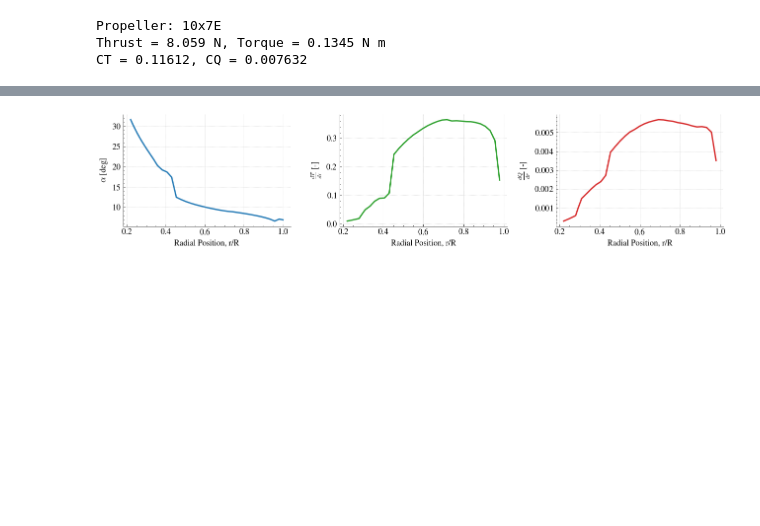
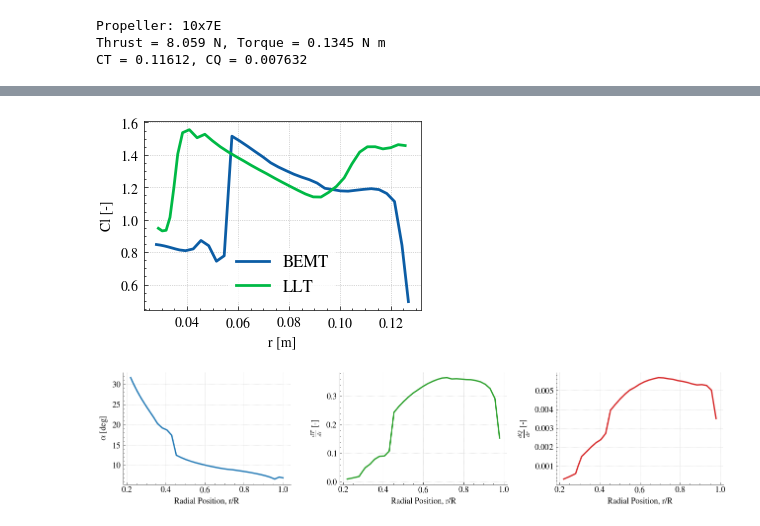
Before and after one commit to Frxljord/FastBEMT, a Jupyter notebook: Examples/BEMT.ipynb, the cells around one changed output, grey strips where cells are left out. Cells and saved outputs as stored; diff of their text form; code cells hidden in the pictures; blank space fills up the shorter version.

```diff
--- a/Examples/BEMT.ipynb
+++ b/Examples/BEMT.ipynb
@@ -42,3 +50,20 @@ sol = propeller.solution_data.copy()
+# %%
+plt.plot(sol['r'], sol['Cl'], label='BEMT', lw=2)
+
+# File path
+file_path = 'C:/Users/Davide Pusino/Desktop/FastLLT/SVEN-main/examples/10x7E/outputs/liftDistribution_case_.dat'
+data = np.loadtxt(file_path)
+
+plt.plot(data[:, 0], data[:, 1], label='LLT', lw=2)
+plt.ylabel('Cl [-]')
+plt.xlabel('r [m]')
+plt.legend(frameon=True, edgecolor='none', fontsize=12)
+plt.grid(alpha=1, linestyle=':')
+plt.tick_params(top=False, right=False, which='both')
+plt.tight_layout()
+plt.show()
+# %% [output]
+[figure, added]
 # %%
 r = sol['r'].to_numpy()
 norm_r = r / blade_dict['tip_radius']
```
Also changed, not shown: parts of 1 cell of this notebook, 14 other files.
